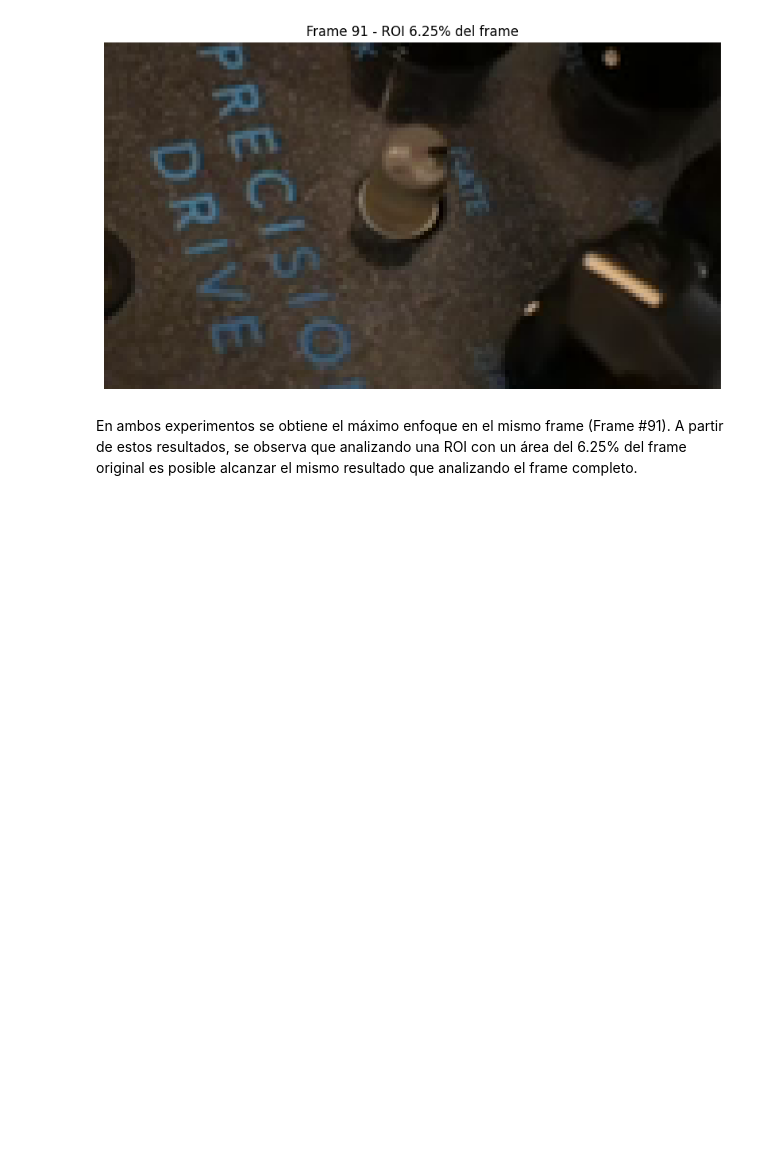
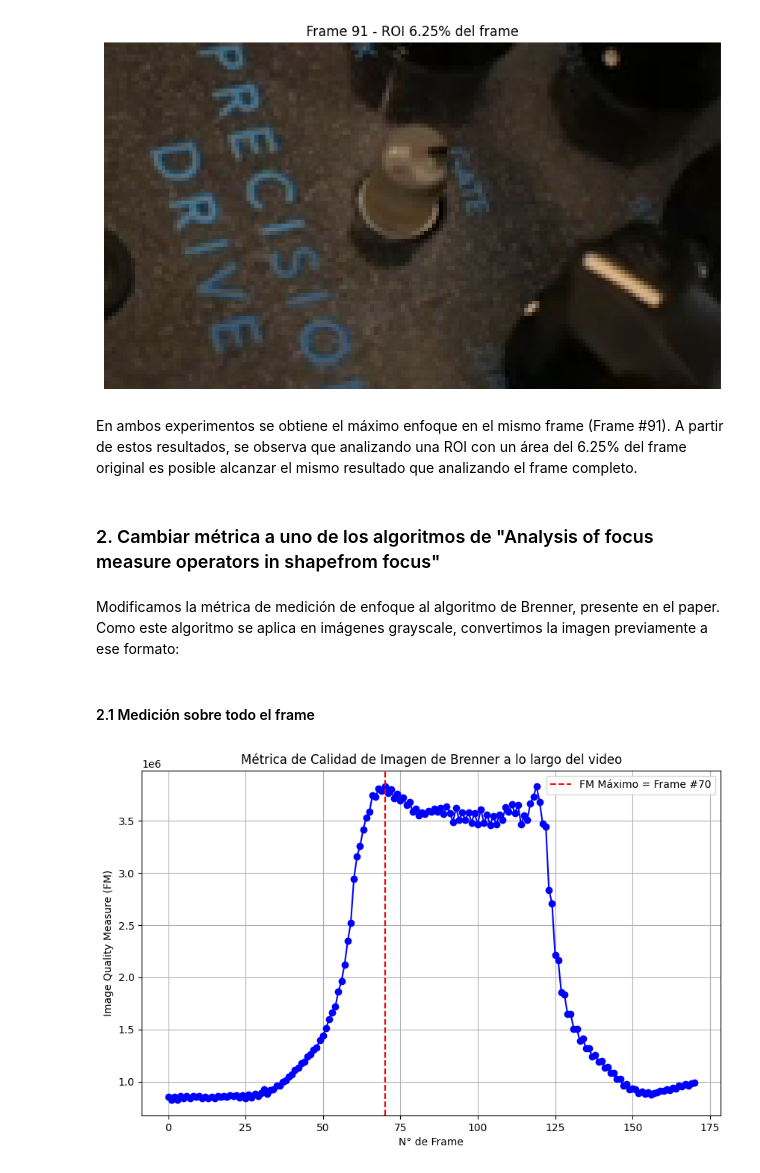
Before and after one commit to nataliaespector/CEIA-VisionPorComputadora-TPs, a Jupyter notebook: TP2/Detector_Enfoque.ipynb, the cells around one changed output. Drawn from its saved outputs; the diff is of its cells as text; code cells hidden in the pictures; blank space fills up the shorter version.

Commit message:
Agregar punto 2 algoritmo Brenner

```diff
--- a/TP2/Detector_Enfoque.ipynb
+++ b/TP2/Detector_Enfoque.ipynb
@@ -220,3 +220,7 @@ cv.destroyAllWindows()
 [figure]
 # %% [markdown]
 En ambos experimentos se obtiene el máximo enfoque en el mismo frame (Frame #91). A partir de estos resultados, se observa que analizando una ROI con un área del 6.25% del frame original es posible alcanzar el mismo resultado que analizando el frame completo.
+# %% [markdown]
+### 2. Cambiar métrica a uno de los algoritmos de "Analysis of focus measure operators in shapefrom focus"
+# %% [markdown]
+Modificamos la métrica de medición de enfoque al algoritmo de Brenner, presente en el paper. Como este algoritmo se aplica en imágenes grayscale, convertimos la imagen previamente a ese formato:
@@ -222,0 +256,39 @@ En ambos experimentos se obtiene el máximo enfoque en el mismo frame (Frame #91
+# %% [markdown]
+#### 2.1 Medición sobre todo el frame
+# %%
+# Abre el video
+video_path = 'videos/focus_video.mov'
+captura_video = cv.VideoCapture(video_path)
+
+if not captura_video.isOpened():
+    print("Error al abrir el archivo de video")
+else:
+    num_frames = int(captura_video.get(cv.CAP_PROP_FRAME_COUNT))
+    FM = []
+    for i in range(num_frames):
+        ret, frame = captura_video.read()
+        if ret:
+            FM.append(ImageQualityMeasureBrenner(frame))
+        else:
+            break
+
+# Libera el objeto de captura de video
+captura_video.release()
+cv.destroyAllWindows()
+
+# Calcula el frame con máximo valor de FM
+max_FM = np.max(FM)
+max_frame_index = np.argmax(FM)
+
+# Muestra los resultados
+plt.figure(figsize=(10, 6))
+plt.plot(FM, marker='o', color='b')
+plt.axvline(x=max_frame_index, color='r', linestyle='--', label=f'FM Máximo = Frame #{max_frame_index}')
+plt.title('Métrica de Calidad de Imagen de Brenner a lo largo del video')
+plt.xlabel('N° de Frame')
+plt.ylabel('Image Quality Measure (FM)')
+plt.grid()
+plt.legend()
+plt.show()
+# %% [output]
+[figure, added]
```
Also changed, not shown: parts of 3 cells of this notebook.
